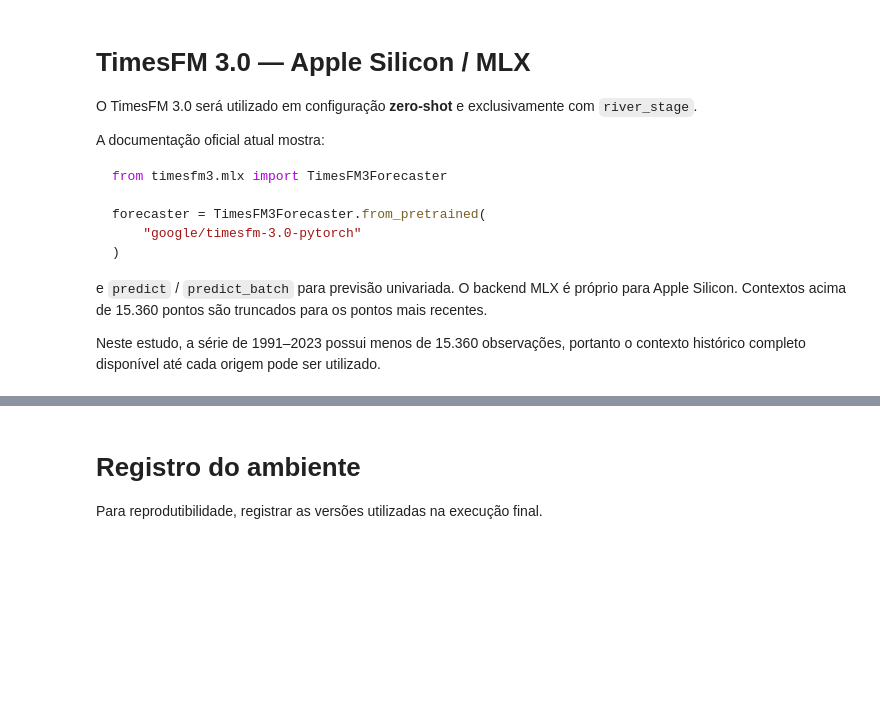
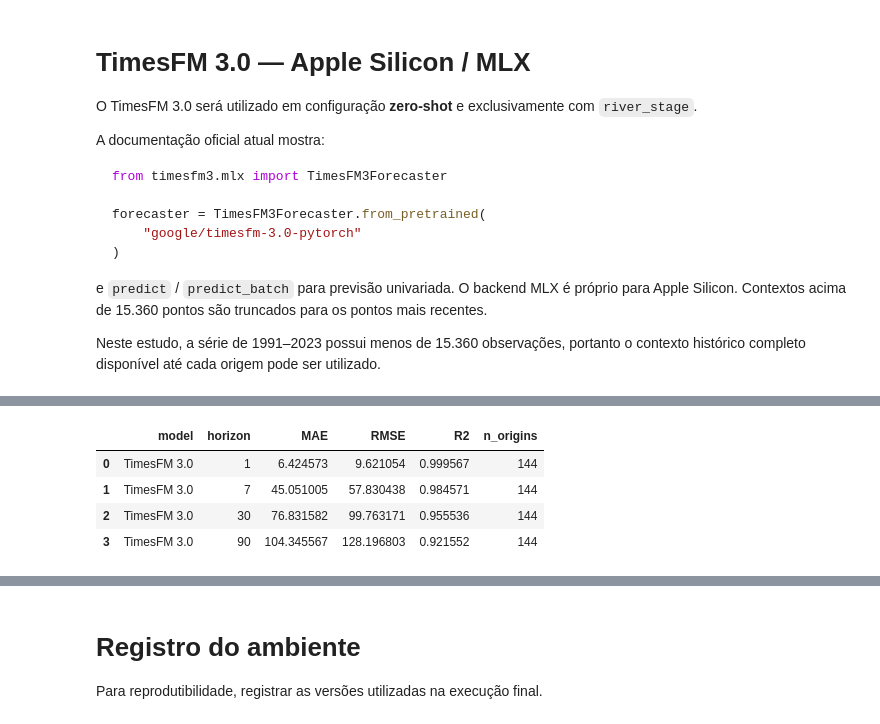
Before and after one commit to santiagoMonteiro/river-level-forecasting, a Jupyter notebook: index.ipynb, the cells around one changed output, grey strips where cells are left out. Saved outputs shown, nothing was run; the diff lists cells and outputs as text; code cells hidden in the pictures; blank space fills up the shorter version.

```diff
--- a/index.ipynb
+++ b/index.ipynb
@@ -1505,89 +1239,44 @@ TimesFM  × {1, 7, 30, 90}
 # %%
 # ============================================
 # MÉTRICAS
 # ============================================
 
 def calculate_metrics(y_true, y_pred):
-
     y_true = np.asarray(y_true, dtype=float)
     y_pred = np.asarray(y_pred, dtype=float)
-
-    mask = (
-        np.isfinite(y_true)
-        & np.isfinite(y_pred)
+    mask = np.isfinite(y_true) & np.isfinite(y_pred)
+    y_true = y_true[mask]
+    y_pred = y_pred[mask]
+    return (
+        mean_absolute_error(y_true, y_pred),
+        np.sqrt(mean_squared_error(y_true, y_pred)),
+        r2_score(y_true, y_pred),
     )
 
-    y_true = y_true[mask]
-    y_pred = y_pred[mask]
 
-    mae = mean_absolute_error(
-        y_true,
-        y_pred,
-    )
-
-    rmse = np.sqrt(
-        mean_squared_error(
-            y_true,
-            y_pred,
-        )
-    )
-
-    r2 = r2_score(
-        y_true,
-        y_pred,
-    )
-
-    return mae, rmse, r2
-
-
-all_predictions = pd.concat(
-    [
-        sarima_predictions_df,
-        timesfm_predictions_df,
-    ],
-    ignore_index=True,
-)
-
+all_predictions = timesfm_predictions_df.copy()
 metrics_results = []
 
-for (
-    model_name,
-    horizon,
-), group in all_predictions.groupby(
-    ["model", "horizon"]
-):
-
-    mae, rmse, r2 = calculate_metrics(
-        group["y_true"],
-        group["y_pred"],
-    )
-
+for horizon, group in all_predictions.groupby("horizon"):
+    mae, rmse, r2 = calculate_metrics(group["y_true"], group["y_pred"])
     metrics_results.append({
-        "model": model_name,
+        "model": "TimesFM 3.0",
         "horizon": horizon,
         "MAE": mae,
         "RMSE": rmse,
         "R2": r2,
         "n_origins": group["origin"].nunique(),
     })
 
-metrics_df = (
-    pd.DataFrame(metrics_results)
-    .sort_values(
-        ["horizon", "model"]
-    )
-    .reset_index(drop=True)
-)
-
-metrics_df.to_csv(
-    os.path.join(
-        RESULTS_DIR,
-        "metrics_summary.csv",
-    ),
-    index=False,
-)
-
+metrics_df = pd.DataFrame(metrics_results).sort_values("horizon").reset_index(drop=True)
+metrics_df.to_csv(os.path.join(RESULTS_DIR, "metrics_summary.csv"), index=False)
 metrics_df
+# %% [output]
+|  | model | horizon | MAE | RMSE | R2 | n_origins |
+| 0 | TimesFM 3.0 | 1 | 6.424573 | 9.621054 | 0.999567 | 144 |
+| 1 | TimesFM 3.0 | 7 | 45.051005 | 57.830438 | 0.984571 | 144 |
+| 2 | TimesFM 3.0 | 30 | 76.831582 | 99.763171 | 0.955536 | 144 |
+| 3 | TimesFM 3.0 | 90 | 104.345567 | 128.196803 | 0.921552 | 144 |
 # %% [markdown]
 # Resultados por horizonte
 
```
Also changed, not shown: parts of 30 cells of this notebook, 58 other files.
